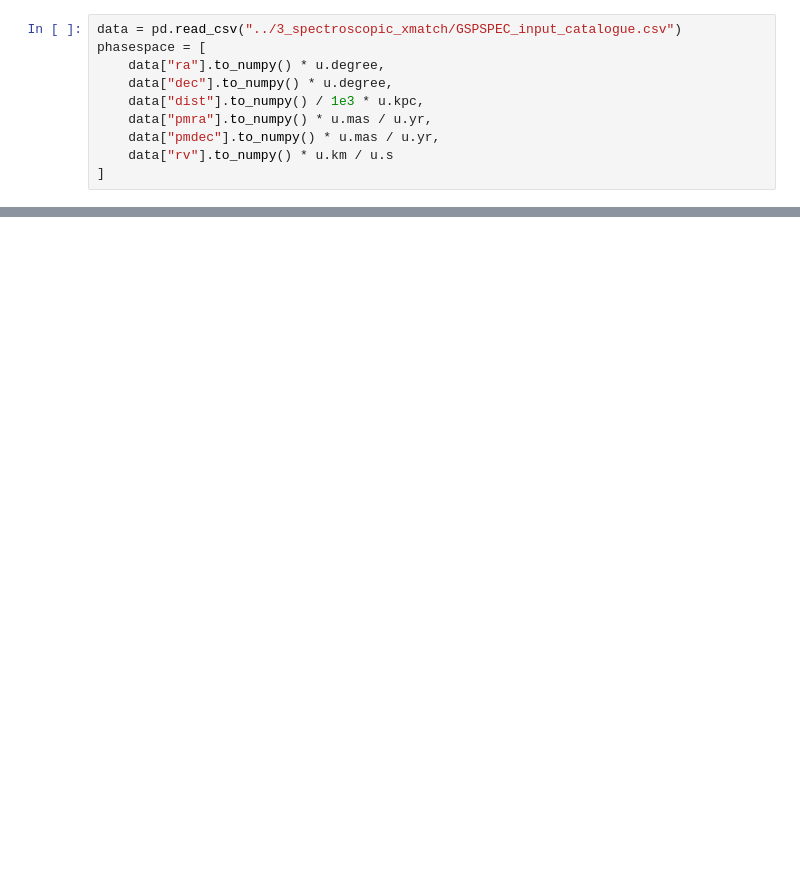
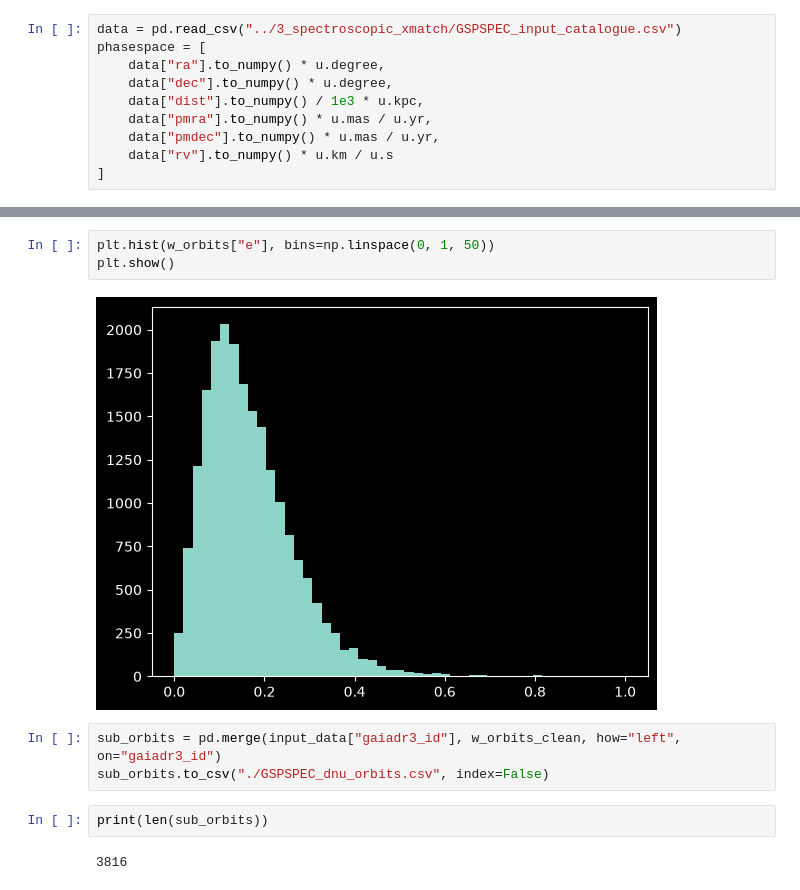
Before and after one commit to ljiainspriggs/ANU-SCNC3101-26SEM2, a Jupyter notebook: 5_thin_v_thick/5_1_GSPSPECorbits.ipynb, the cells around one changed output, grey strips where cells are left out. Drawn from its saved outputs; the diff is of its cells as text; blank space fills up the shorter version.

```diff
--- a/5_thin_v_thick/5_1_GSPSPECorbits.ipynb
+++ b/5_thin_v_thick/5_1_GSPSPECorbits.ipynb
@@ -36,0 +232,12 @@ plt.show()
+# %%
+plt.hist(w_orbits["e"], bins=np.linspace(0, 1, 50))
+plt.show()
+# %% [output]
+[figure, added]
+# %%
+sub_orbits = pd.merge(input_data["gaiadr3_id"], w_orbits_clean, how="left", on="gaiadr3_id")
+sub_orbits.to_csv("./GSPSPEC_dnu_orbits.csv", index=False)
+# %%
+print(len(sub_orbits))
+# %% [output]
+3816
```
Also changed, not shown: parts of 9 cells of this notebook, 16 other files.
